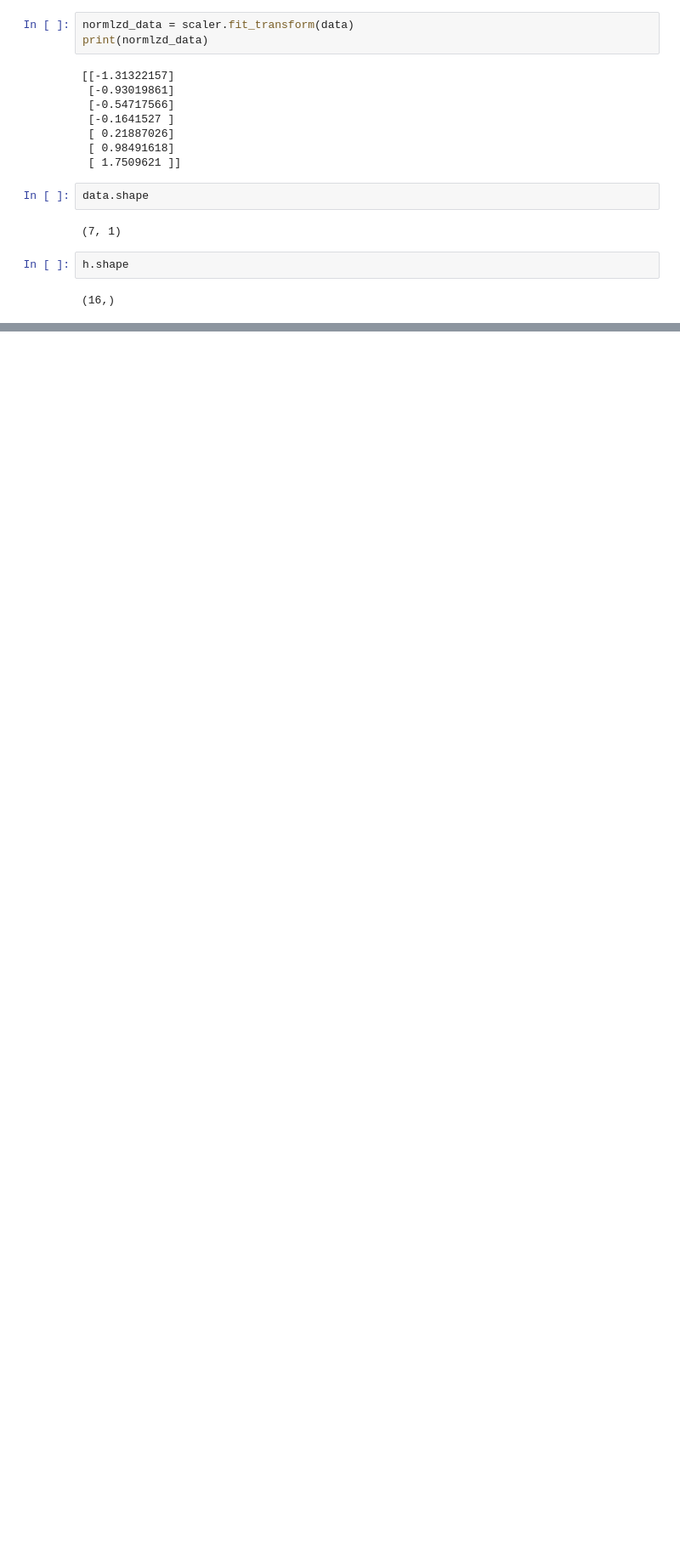
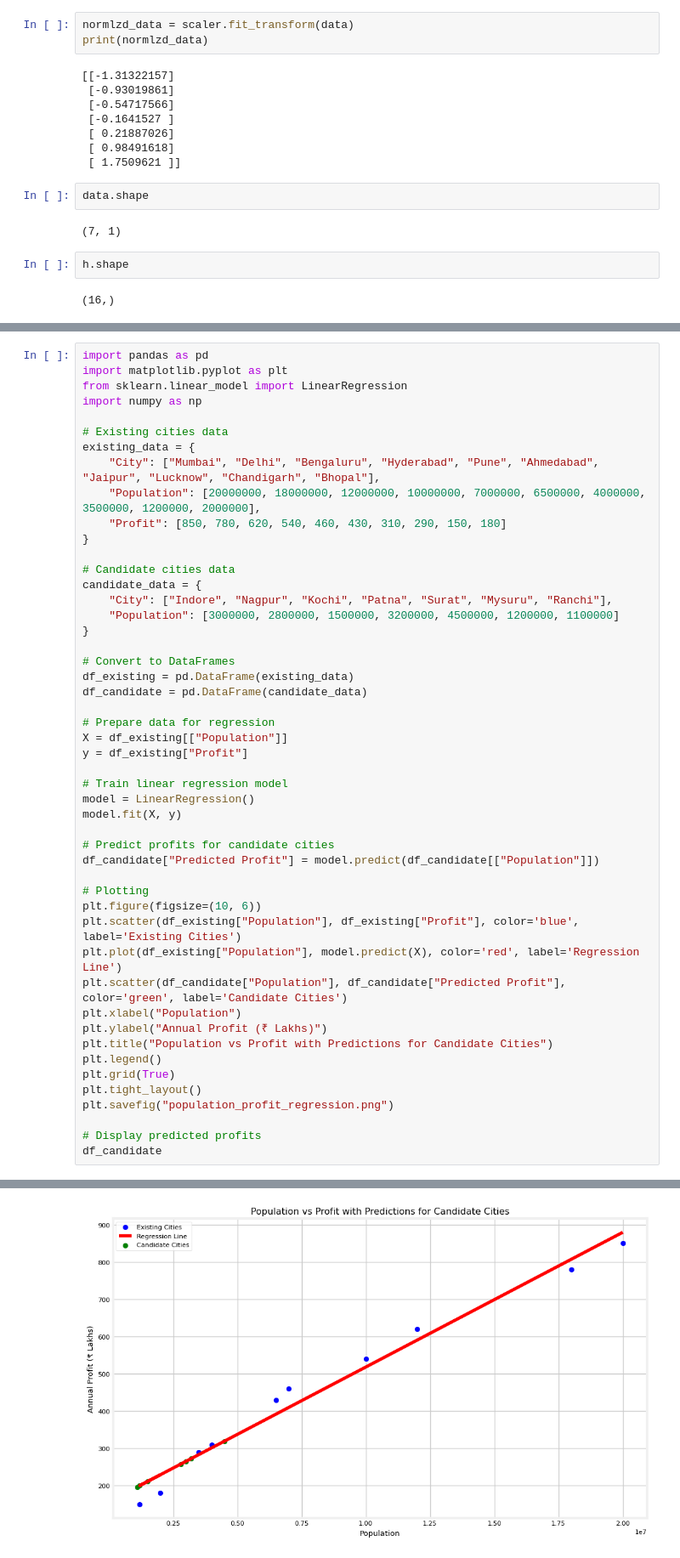
Before and after one commit to Krreesh/MLplay, a Jupyter notebook: ML_play.ipynb, the cells around one changed output, grey strips where cells are left out. Shown: that part at 85% size. Drawn from its saved outputs; the diff is of its cells as text; blank space fills up the shorter version.

```diff
--- a/ML_play.ipynb
+++ b/ML_play.ipynb
@@ -659,0 +665,50 @@ h.shape
+# %%
+import pandas as pd
+import matplotlib.pyplot as plt
+from sklearn.linear_model import LinearRegression
+import numpy as np
+
+# Existing cities data
+existing_data = {
+    "City": ["Mumbai", "Delhi", "Bengaluru", "Hyderabad", "Pune", "Ahmedabad", "Jaipur", "Lucknow", "Chandigarh", "Bhopal"],
+    "Population": [20000000, 18000000, 12000000, 10000000, 7000000, 6500000, 4000000, 3500000, 1200000, 2000000],
+    "Profit": [850, 780, 620, 540, 460, 430, 310, 290, 150, 180]
+}
+
+# Candidate cities data
+candidate_data = {
+    "City": ["Indore", "Nagpur", "Kochi", "Patna", "Surat", "Mysuru", "Ranchi"],
+    "Population": [3000000, 2800000, 1500000, 3200000, 4500000, 1200000, 1100000]
+}
+
+# Convert to DataFrames
+df_existing = pd.DataFrame(existing_data)
+df_candidate = pd.DataFrame(candidate_data)
+
+# Prepare data for regression
+X = df_existing[["Population"]]
+y = df_existing["Profit"]
+
+# Train linear regression model
+model = LinearRegression()
+model.fit(X, y)
+
+# Predict profits for candidate cities
+df_candidate["Predicted Profit"] = model.predict(df_candidate[["Population"]])
+
+# Plotting
+plt.figure(figsize=(10, 6))
+plt.scatter(df_existing["Population"], df_existing["Profit"], color='blue', label='Existing Cities')
+plt.plot(df_existing["Population"], model.predict(X), color='red', label='Regression Line')
+plt.scatter(df_candidate["Population"], df_candidate["Predicted Profit"], color='green', label='Candidate Cities')
+plt.xlabel("Population")
+plt.ylabel("Annual Profit (₹ Lakhs)")
+plt.title("Population vs Profit with Predictions for Candidate Cities")
+plt.legend()
+plt.grid(True)
+plt.tight_layout()
+plt.savefig("population_profit_regression.png")
+
+# Display predicted profits
+df_candidate
+# %% [output]
@@ -659,0 +723 @@ h.shape
+[figure, added]
```
Also changed, not shown: parts of 2 cells of this notebook.
